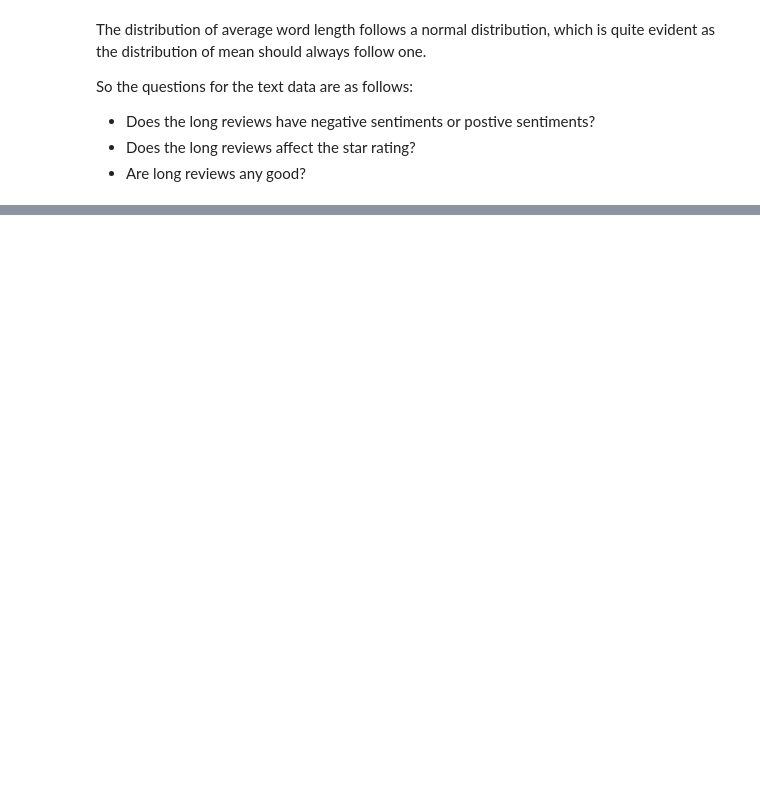
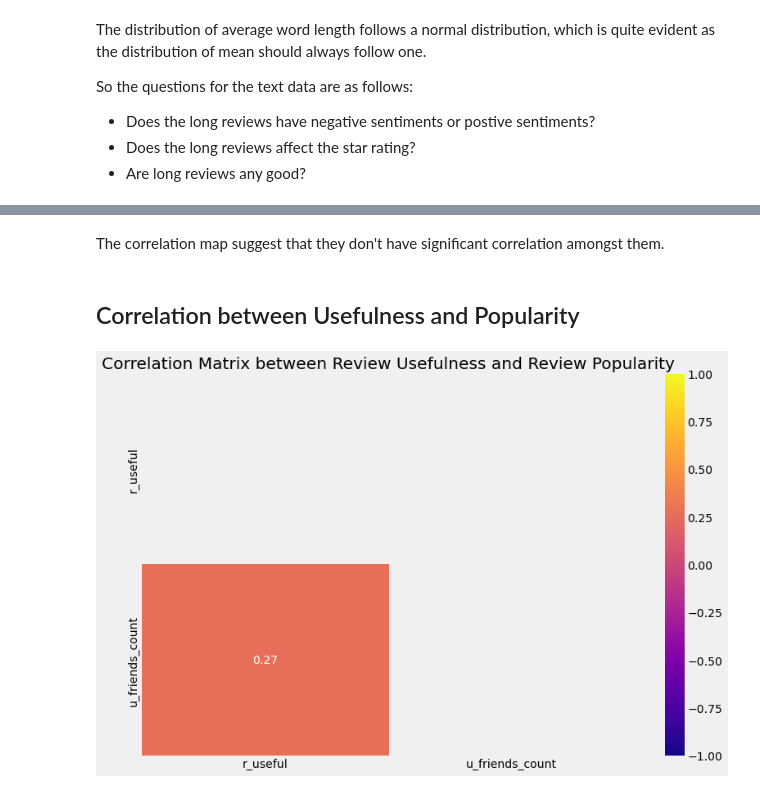
Before and after one commit to zyh10655/Prediction-of-online-review-Usefulness, a Jupyter notebook: preprocessing/EDA.ipynb, the cells around one changed output, grey strips where cells are left out. Saved outputs shown, nothing was run; the diff lists cells and outputs as text; code cells hidden in the pictures; blank space fills up the shorter version.

```diff
--- a/preprocessing/EDA.ipynb
+++ b/preprocessing/EDA.ipynb
@@ -319,0 +347,12 @@ So the questions for the text data are as follows:
+# %% [markdown]
+The correlation map suggest that they don't have significant correlation amongst them.
+# %% [markdown]
+## Correlation between Usefulness and Popularity
+# %%
+cor = ddf[["r_useful", "u_friends_count"]].corr().compute()
+plt.figure(figsize=(12, 8))
+plt.title("Correlation Matrix between Review Usefulness and Review Popularity")
+sns.heatmap(cor, vmin=-1, vmax=1, annot=True, mask=np.triu(np.ones_like(cor, dtype=bool)), cmap="plasma")
+plt.show()
+# %% [output]
+[figure, added]
```
Also changed, not shown: parts of 13 cells of this notebook.
